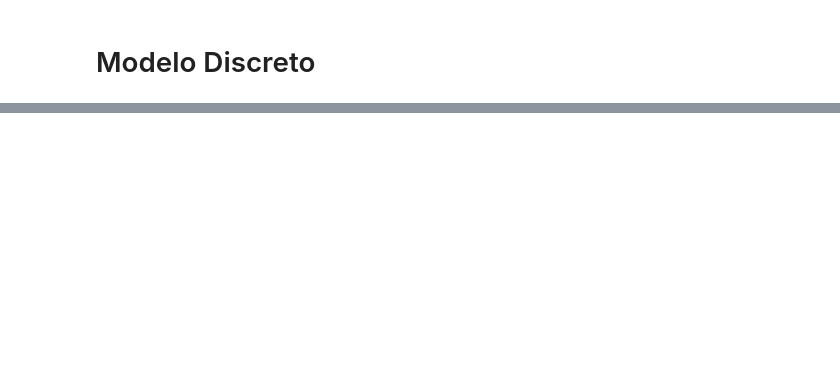
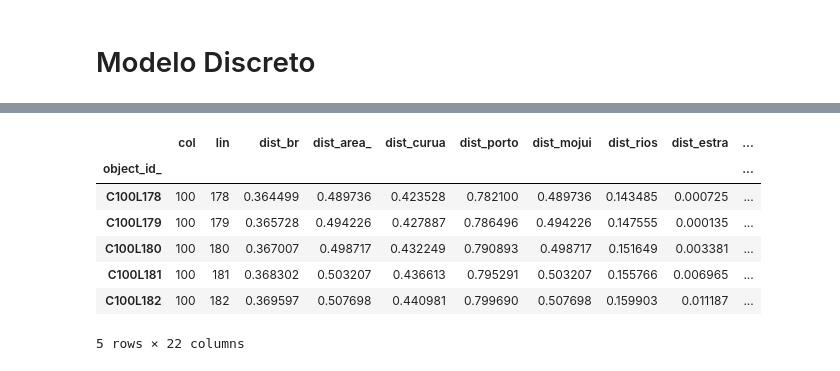
Before and after one commit to profsergiocosta/luccme_models, a Jupyter notebook: notebook/modelo_discreto.ipynb, the cells around one changed output, grey strips where cells are left out. Drawn from its saved outputs; the diff is of its cells as text; code cells hidden in the pictures; blank space fills up the shorter version.

```diff
--- a/notebook/modelo_discreto.ipynb
+++ b/notebook/modelo_discreto.ipynb
@@ -9,0 +18,11 @@ DataSourceError: data/cs_moju/cs_moju.shp: No such file or directory
+# %%
+cs_moju.head()
+# %% [output]
+|  | col | lin | dist_br | dist_area_ | dist_curua | dist_porto | dist_mojui | dist_rios | dist_estra | ... |
+| object_id_ |  |  |  |  |  |  |  |  |  | ... |
+| C100L178 | 100 | 178 | 0.364499 | 0.489736 | 0.423528 | 0.782100 | 0.489736 | 0.143485 | 0.000725 | ... |
+| C100L179 | 100 | 179 | 0.365728 | 0.494226 | 0.427887 | 0.786496 | 0.494226 | 0.147555 | 0.000135 | ... |
+| C100L180 | 100 | 180 | 0.367007 | 0.498717 | 0.432249 | 0.790893 | 0.498717 | 0.151649 | 0.003381 | ... |
+| C100L181 | 100 | 181 | 0.368302 | 0.503207 | 0.436613 | 0.795291 | 0.503207 | 0.155766 | 0.006965 | ... |
+| C100L182 | 100 | 182 | 0.369597 | 0.507698 | 0.440981 | 0.799690 | 0.507698 | 0.159903 | 0.011187 | ... |
+5 rows × 22 columns
```
Also changed, not shown: parts of 9 cells of this notebook, 2 other files.
